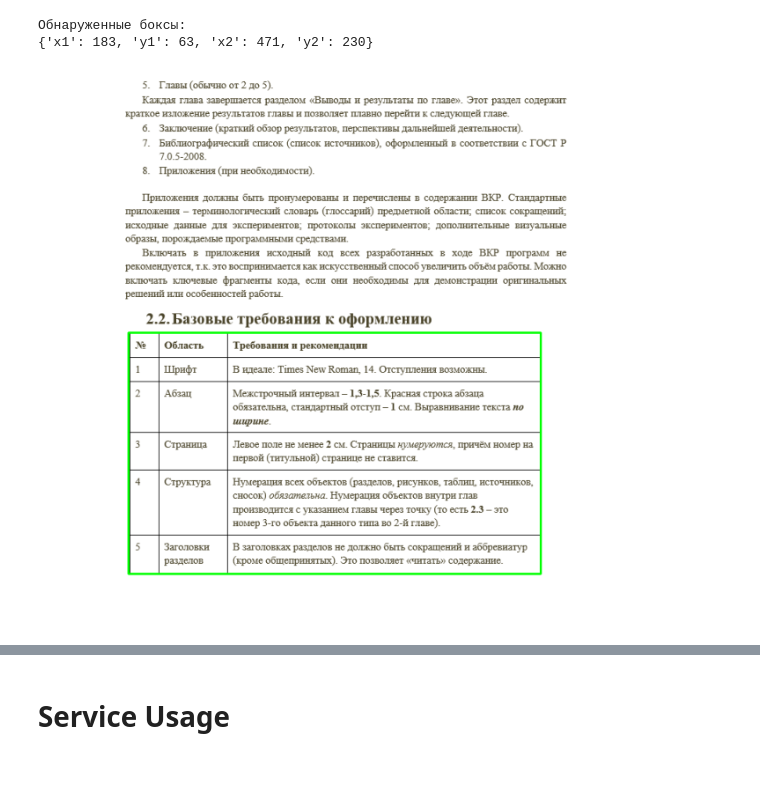
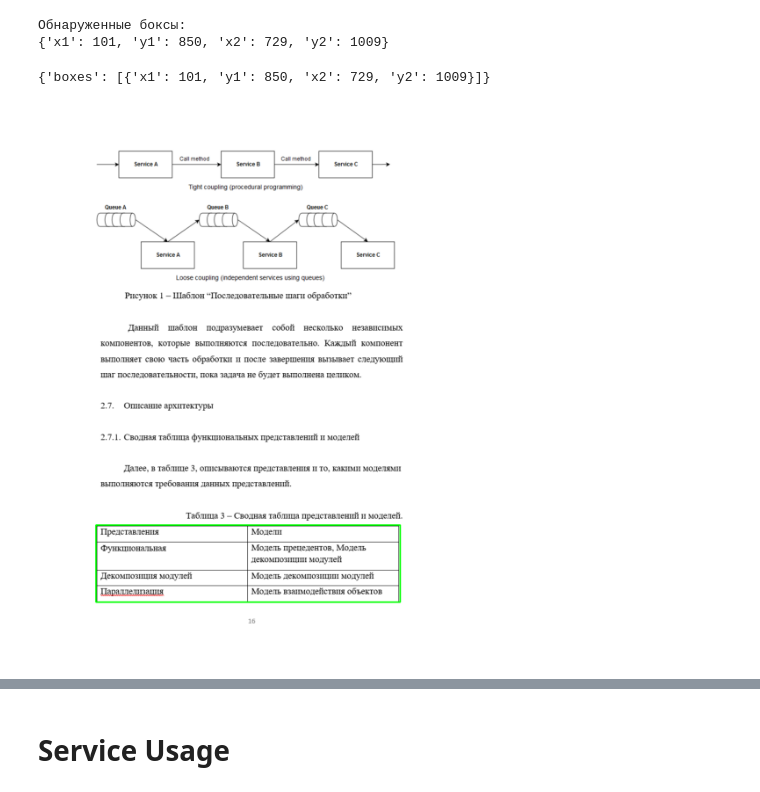
Before and after one commit to diemvs/table-parser, a Jupyter notebook: app/app_usage.ipynb, the cells around one changed output, grey strips where cells are left out. Cells and saved outputs as stored; diff of their text form; code cells hidden in the pictures.

```diff
--- a/app/app_usage.ipynb
+++ b/app/app_usage.ipynb
@@ -2,7 +2,7 @@
 import requests
 
 url = "http://localhost:8000/detect"
-image_path = "../resources/images/4.jpg"
+image_path = "../resources/images/10.png"
 
 
 with open(image_path, "rb") as f:
@@ -18,35 +18,38 @@ else:
     print("Ошибка:", response.status_code, response.text)
 # %% [output]
 Обнаруженные боксы:
-{'x1': 183, 'y1': 63, 'x2': 471, 'y2': 230}
+{'x1': 101, 'y1': 850, 'x2': 729, 'y2': 1009}
 # %%
 import requests
 import cv2
 import numpy as np
 from PIL import Image
 from io import BytesIO
 import matplotlib.pyplot as plt
 
-image_path = "../resources/images/6.png"
+image_path = "../resources/images/10.png"
 url = "http://localhost:8000/detect"
 
 with open(image_path, "rb") as f:
     files = {"file": (image_path, f, "image/jpeg")}
     response = requests.post(url, files=files)
+
+print(response.json())
 
 result = response.json()
 boxes = result.get("boxes", [])
 
 image = cv2.imread(image_path)
 image_rgb = cv2.cvtColor(image, cv2.COLOR_BGR2RGB)
 
 for box in boxes:
     x1, y1, x2, y2 = box["x1"], box["y1"], box["x2"], box["y2"]
     cv2.rectangle(image_rgb, (x1, y1), (x2, y2), color=(0, 255, 0), thickness=2)
 
 plt.figure(figsize=(10, 8))
 plt.imshow(image_rgb)
 plt.axis("off")
 plt.show()
 # %% [output]
+{'boxes': [{'x1': 101, 'y1': 850, 'x2': 729, 'y2': 1009}]}
-[figure, old version]
+[figure, new version]
```
Also changed, not shown: parts of 14 cells of this notebook, 21 other files.
